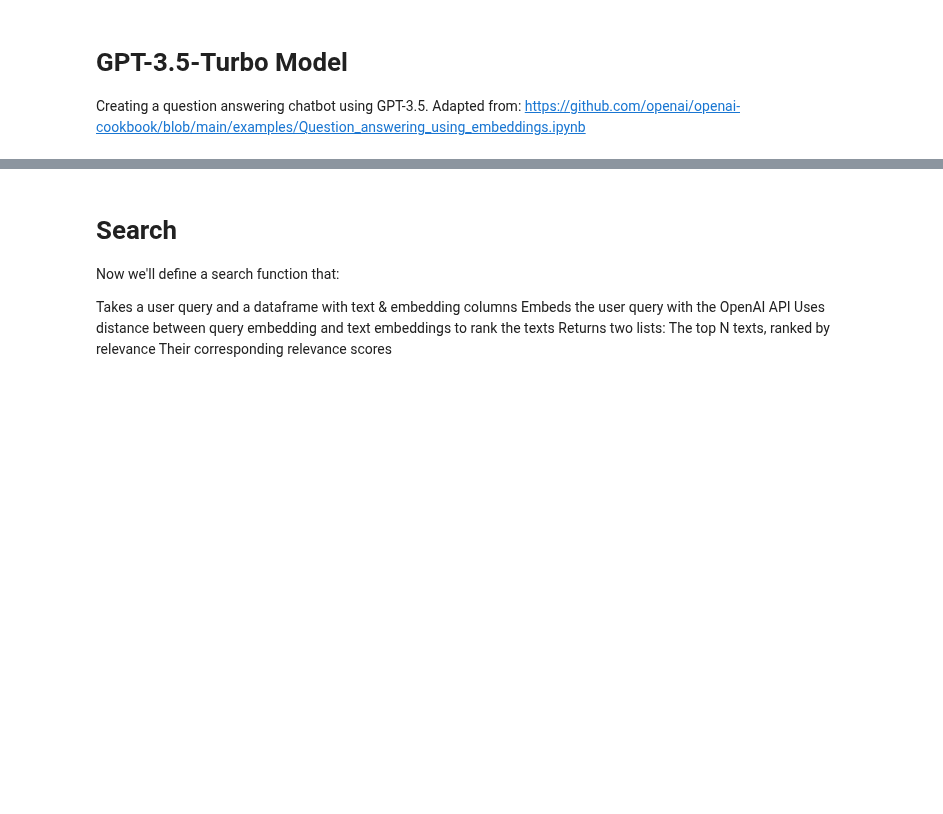
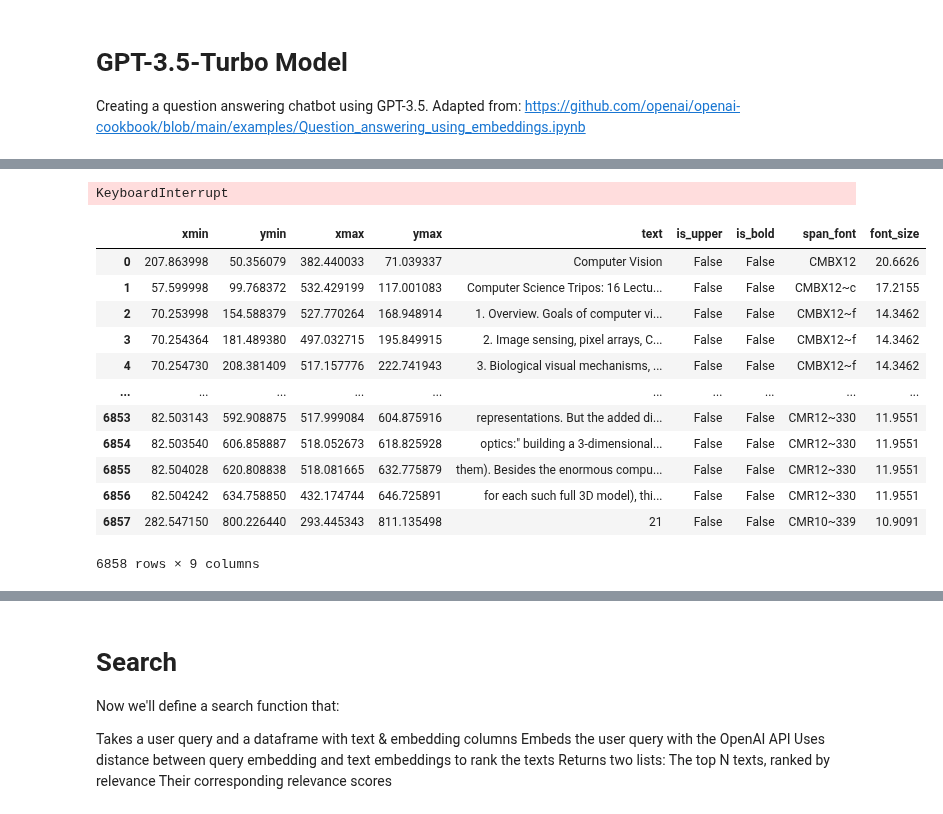
Before and after one commit to pointonjoel/MSc-Diss, a Jupyter notebook: code/main.ipynb, the cells around one changed output, grey strips where cells are left out. Saved outputs shown, nothing was run; the diff lists cells and outputs as text; code cells hidden in the pictures; blank space fills up the shorter version.

```diff
--- a/code/main.ipynb
+++ b/code/main.ipynb
@@ -80,0 +207,49 @@ natural world\redintoothandclaw,"sincesurviv aldependsonit.)
+# %%
+block_dict = {}
+page_num = 1
+for page in doc: # Iterate all pages in the document
+      file_dict = page.get_text('dict') # Get the page dictionary
+      block = file_dict['blocks'] # Get the block information
+      block_dict[page_num] = block # Store in block dictionary
+      page_num += 1 # Increase the page value by 1
+# %%
+import re
+# spans = pd.DataFrame(columns=['xmin', 'ymin', 'xmax', 'ymax', 'text', 'tag'])
+rows = []
+for page_num, blocks in block_dict.items():
+    for block in blocks:
+        if block['type'] == 0:
+            for line in block['lines']:
+                for span in line['spans']:
+                    xmin, ymin, xmax, ymax = list(span['bbox'])
+                    font_size = span['size']
+                    text = unidecode(span['text'])
+                    span_font = span['font']
+                    is_upper = False
+
+                    is_bold = False
+                    if "bold" in span_font.lower():
+                        is_bold = True
+                    if re.sub("[\(\[].*?[\)\]]", "", text).isupper():
+                        is_upper = True
+                    if text.replace(" ","") !=  "":
+                        rows.append((xmin, ymin, xmax, ymax, text, is_upper, is_bold, span_font, font_size))
+span_df = pd.DataFrame(rows, columns=['xmin','ymin','xmax','ymax', 'text', 'is_upper','is_bold','span_font', 'font_size'])
+# %% [output]
+KeyboardInterrupt
+# %%
+span_df
+# %% [output]
+|  | xmin | ymin | xmax | ymax | text | is_upper | is_bold | span_font | font_size |
+| 0 | 207.863998 | 50.356079 | 382.440033 | 71.039337 | Computer Vision | False | False | CMBX12 | 20.6626 |
+| 1 | 57.599998 | 99.768372 | 532.429199 | 117.001083 | Computer Science Tripos: 16 Lectu... | False | False | CMBX12~c | 17.2155 |
+| 2 | 70.253998 | 154.588379 | 527.770264 | 168.948914 | 1. Overview. Goals of computer vi... | False | False | CMBX12~f | 14.3462 |
+| 3 | 70.254364 | 181.489380 | 497.032715 | 195.849915 | 2. Image sensing, pixel arrays, C... | False | False | CMBX12~f | 14.3462 |
+| 4 | 70.254730 | 208.381409 | 517.157776 | 222.741943 | 3. Biological visual mechanisms, ... | False | False | CMBX12~f | 14.3462 |
+| ... | ... | ... | ... | ... | ... | ... | ... | ... | ... |
+| 6853 | 82.503143 | 592.908875 | 517.999084 | 604.875916 | representations. But the added di... | False | False | CMR12~330 | 11.9551 |
+| 6854 | 82.503540 | 606.858887 | 518.052673 | 618.825928 | optics:" building a 3-dimensional... | False | False | CMR12~330 | 11.9551 |
+| 6855 | 82.504028 | 620.808838 | 518.081665 | 632.775879 | them). Besides the enormous compu... | False | False | CMR12~330 | 11.9551 |
+| 6856 | 82.504242 | 634.758850 | 432.174744 | 646.725891 | for each such full 3D model), thi... | False | False | CMR12~330 | 11.9551 |
+| 6857 | 282.547150 | 800.226440 | 293.445343 | 811.135498 | 21 | False | False | CMR10~339 | 10.9091 |
+6858 rows × 9 columns
```
Also changed, not shown: parts of 13 cells of this notebook, 5 other files.
